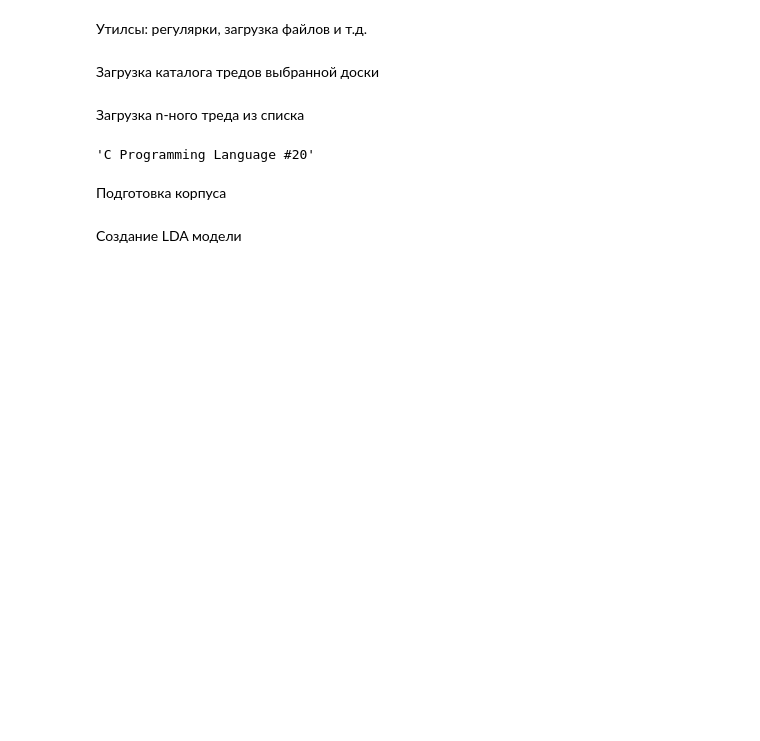
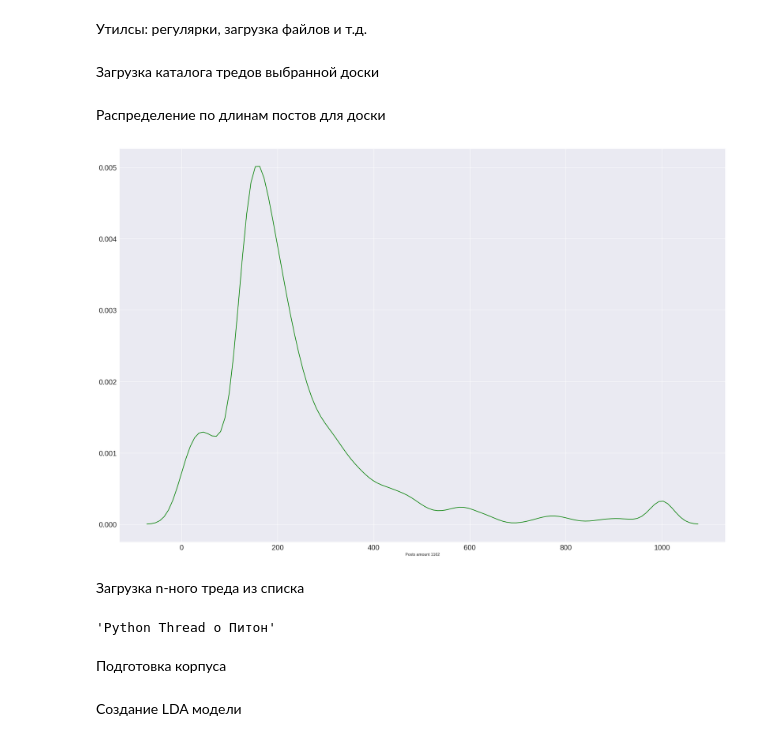
Before and after one commit to bakarov/2ch2vec, a Jupyter notebook: word2vec.ipynb, the cells around one changed output. Drawn from its saved outputs; the diff is of its cells as text; code cells hidden in the pictures; blank space fills up the shorter version.

Commit message:
Add plot drawing

```diff
--- a/word2vec.ipynb
+++ b/word2vec.ipynb
@@ -51,20 +55,61 @@ def check_for_rus_lan(word):
 # %% [markdown]
 Загрузка каталога тредов выбранной доски
 # %%
-from requests import get
+from requests import get, exceptions
 
 DVACH = 'https://2ch.hk/'
-BOARD = 'pr'
+BOARD = 'sp'
 
 dvach_page = get(DVACH + BOARD + '/catalog.json').json()
 threads = [i['num'] for i in dvach_page['threads']]
+# %% [markdown]
+Распределение по длинам постов для доски
+# %%
+%matplotlib inline
+
+import pandas as pd
+import numpy as np
+import seaborn as sns
+from pylab import rcParams, savefig
+import matplotlib
+
+posts_lengths = []
+
+for thread in threads:
+    try:
+        thread = get(DVACH +  BOARD + '/res/' + thread + '.json').json()
+        [posts_lengths.append(len(i['comment'])) for i in thread['threads'][0]['posts'] if len(i['comment']) > 2]
+        if len(posts_lengths) > 1000:
+            break
+    except exceptions.RequestException as e:
+        continue
+
+# Remove noise
+for index, item in enumerate(posts_lengths):
+    if item > 1000:
+        posts_lengths[index] = 1000
+
+rcParams['figure.figsize'] = 30, 20
+params = {'xtick.labelsize': 20, 'ytick.labelsize': 20}
+matplotlib.rcParams.update(params)
+
+
+posts_lengths = posts_lengths[1:]
+len(posts_lengths)
+
+
+x = pd.Series(posts_lengths, name = 'Posts amount ' + str(len(posts_lengths)))
+sns.distplot(x, bins=100, rug=False, hist=False, color='green')
+savefig(BOARD + '.png')
+# %% [output]
+[figure, added]
 # %% [markdown]
 Загрузка n-ного треда из списка
 # %%
 thread = get(DVACH +  BOARD + '/res/' + threads[5] + '.json').json()
 thread['title']
 # %% [output]
-'C Programming Language #20'
+'Python Thread о Питон'
 # %% [markdown]
 Подготовка корпуса
 # %%
```
Also changed, not shown: parts of 1 cell of this notebook.
